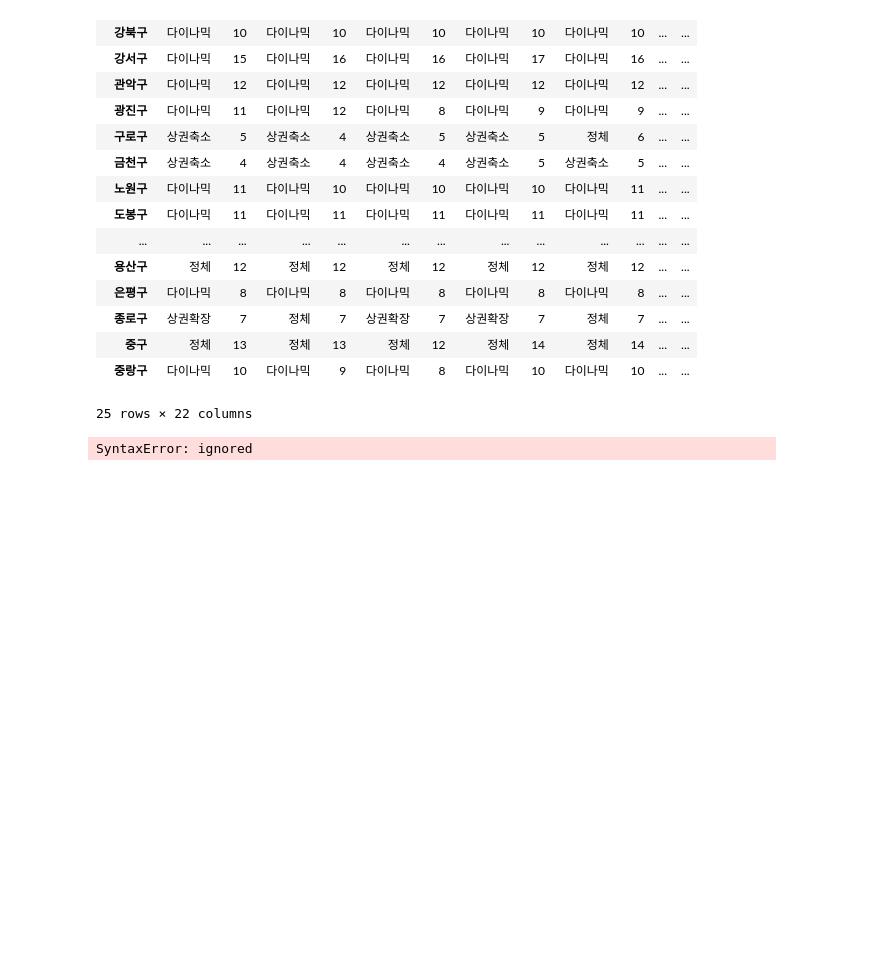
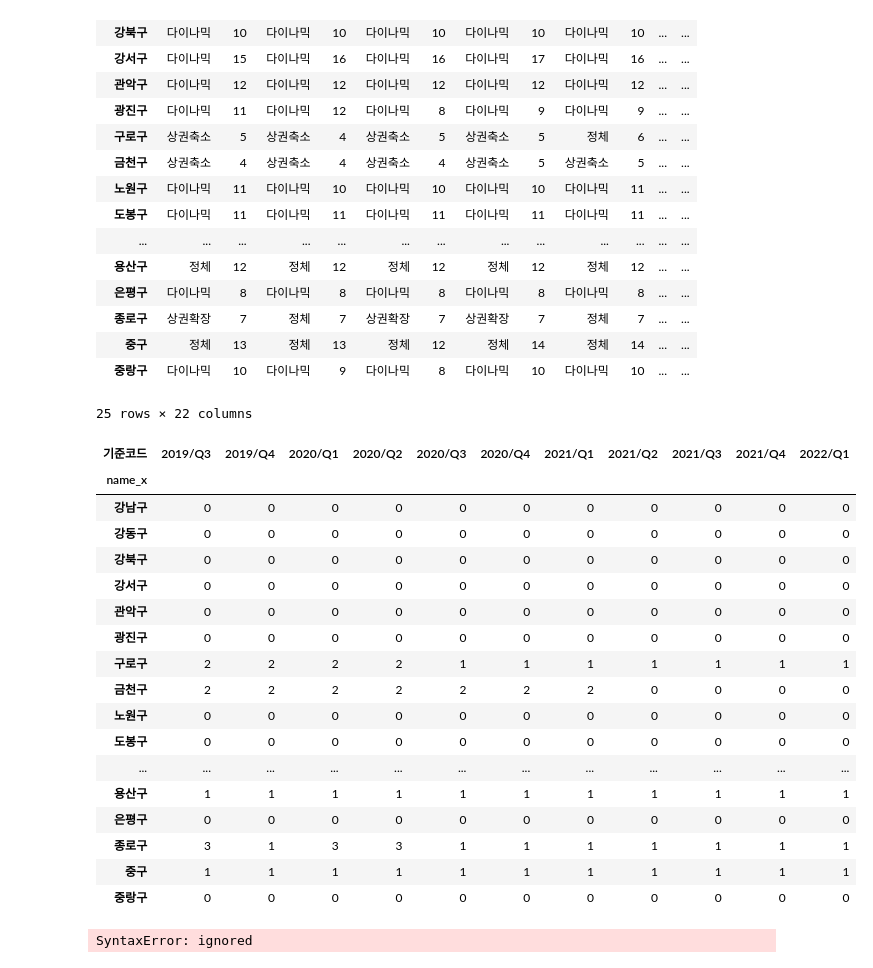
Before and after one commit to YongWanJin/KDTteam5_semiproject, a Jupyter notebook: code/상권변화지표_행정동별.ipynb, the cells around one changed output. Drawn from its saved outputs; the diff is of its cells as text; code cells hidden in the pictures; blank space fills up the shorter version.

```diff
--- a/code/상권변화지표_행정동별.ipynb
+++ b/code/상권변화지표_행정동별.ipynb
@@ -313,4 +313,34 @@ seoul_geo = json.loads(c)
 m = folium.Map(location=[37.559819, 126.963895], zoom_start=11)
 folium.GeoJson(seoul_geo, name='지역구').add_to(m)
 m
+# %%
+#지도 시각화를 위한 값 변경(str -> int)
+biz_freq_num = biz_freq.copy()
+
+#top만 추출(다중인덱스 해제)
+biz_freq_num = biz_freq_num.xs('top', axis=1, level=1)
+# %%
+#value 전체 값을 등급에 따라 변경
+grade = {'다이나믹':0, '정체':1, '상권축소':2, '상권확장':3}
+biz_freq_num = biz_freq_num.replace(grade)
+biz_freq_num
+# %% [output]
+| 기준코드 | 2019/Q3 | 2019/Q4 | 2020/Q1 | 2020/Q2 | 2020/Q3 | 2020/Q4 | 2021/Q1 | 2021/Q2 | 2021/Q3 | 2021/Q4 | 2022/Q1 |
+| name_x |  |  |  |  |  |  |  |  |  |  |  |
+| 강남구 | 0 | 0 | 0 | 0 | 0 | 0 | 0 | 0 | 0 | 0 | 0 |
+| 강동구 | 0 | 0 | 0 | 0 | 0 | 0 | 0 | 0 | 0 | 0 | 0 |
+| 강북구 | 0 | 0 | 0 | 0 | 0 | 0 | 0 | 0 | 0 | 0 | 0 |
+| 강서구 | 0 | 0 | 0 | 0 | 0 | 0 | 0 | 0 | 0 | 0 | 0 |
+| 관악구 | 0 | 0 | 0 | 0 | 0 | 0 | 0 | 0 | 0 | 0 | 0 |
+| 광진구 | 0 | 0 | 0 | 0 | 0 | 0 | 0 | 0 | 0 | 0 | 0 |
+| 구로구 | 2 | 2 | 2 | 2 | 1 | 1 | 1 | 1 | 1 | 1 | 1 |
+| 금천구 | 2 | 2 | 2 | 2 | 2 | 2 | 2 | 0 | 0 | 0 | 0 |
+| 노원구 | 0 | 0 | 0 | 0 | 0 | 0 | 0 | 0 | 0 | 0 | 0 |
+| 도봉구 | 0 | 0 | 0 | 0 | 0 | 0 | 0 | 0 | 0 | 0 | 0 |
+| ... | ... | ... | ... | ... | ... | ... | ... | ... | ... | ... | ... |
+| 용산구 | 1 | 1 | 1 | 1 | 1 | 1 | 1 | 1 | 1 | 1 | 1 |
+| 은평구 | 0 | 0 | 0 | 0 | 0 | 0 | 0 | 0 | 0 | 0 | 0 |
+| 종로구 | 3 | 1 | 3 | 3 | 1 | 1 | 1 | 1 | 1 | 1 | 1 |
+| 중구 | 1 | 1 | 1 | 1 | 1 | 1 | 1 | 1 | 1 | 1 | 1 |
+| 중랑구 | 0 | 0 | 0 | 0 | 0 | 0 | 0 | 0 | 0 | 0 | 0 |
 # %%
```
Also changed, not shown: parts of 1 cell of this notebook.
